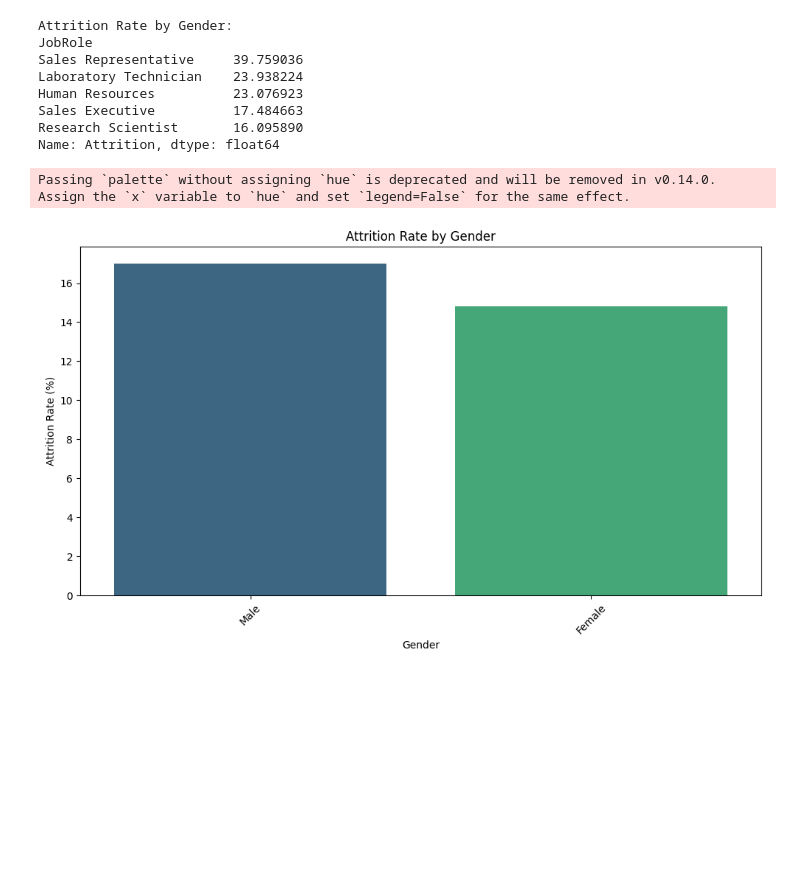
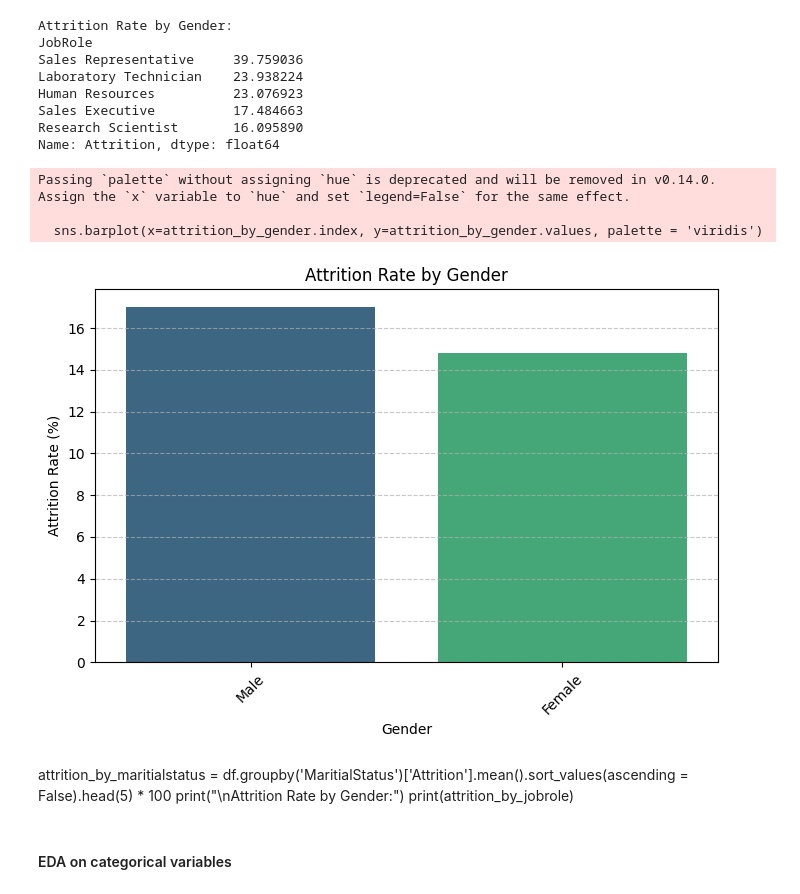
Before and after one commit to sridharreddy7831/HR_Data_Analysis, a Jupyter notebook: Notebooks/HR_Data_Analysis.ipynb, the cells around one changed output. Saved outputs shown, nothing was run; the diff lists cells and outputs as text; code cells hidden in the pictures; blank space fills up the shorter version.

```diff
--- a/Notebooks/HR_Data_Analysis.ipynb
+++ b/Notebooks/HR_Data_Analysis.ipynb
@@ -322,6 +326,6 @@ Passing `palette` without assigning `hue` is deprecated and will be removed in v
 [figure]
 # %%
-attrition_by_gender = df.groupby('Gender')['Attrition'].mean().sort_values(ascending = False).head(5) * 100
+attrition_by_gender = df.groupby('Gender')['Attrition'].mean().sort_values(ascending = False) * 100
 print("\nAttrition Rate by Gender:")
 print(attrition_by_jobrole)
 # %% [output]
@@ -335,20 +339,29 @@ Research Scientist       16.095890
 Name: Attrition, dtype: float64
 # %%
 # create a new figure with a specified size
-plt.figure(figsize = (10,6))
+plt.figure(figsize = (7,5))
 
 
 # creating the bar plot using seaborn
 # Genderr -> X-axis
 # attrition -> Y-axis
 sns.barplot(x=attrition_by_gender.index, y=attrition_by_gender.values, palette = 'viridis')
 
 plt.title('Attrition Rate by Gender')
 plt.xlabel('Gender')
 plt.ylabel('Attrition Rate (%)')
 plt.xticks(rotation=45)
+plt.grid(axis='y', linestyle='--', alpha=0.7)
 plt.tight_layout()
 plt.show()
 # %% [output]
 Passing `palette` without assigning `hue` is deprecated and will be removed in v0.14.0. Assign the `x` variable to `hue` and set `legend=False` for the same effect.
+
+  sns.barplot(x=attrition_by_gender.index, y=attrition_by_gender.values, palette = 'viridis')
-[figure, old version]
+[figure, new version]
+# %% [markdown]
+attrition_by_maritialstatus = df.groupby('MaritialStatus')['Attrition'].mean().sort_values(ascending = False).head(5) * 100
+print("\nAttrition Rate by Gender:")
+print(attrition_by_jobrole)
+# %% [markdown]
+#### EDA on categorical variables
```
Also changed, not shown: parts of 6 cells of this notebook.
